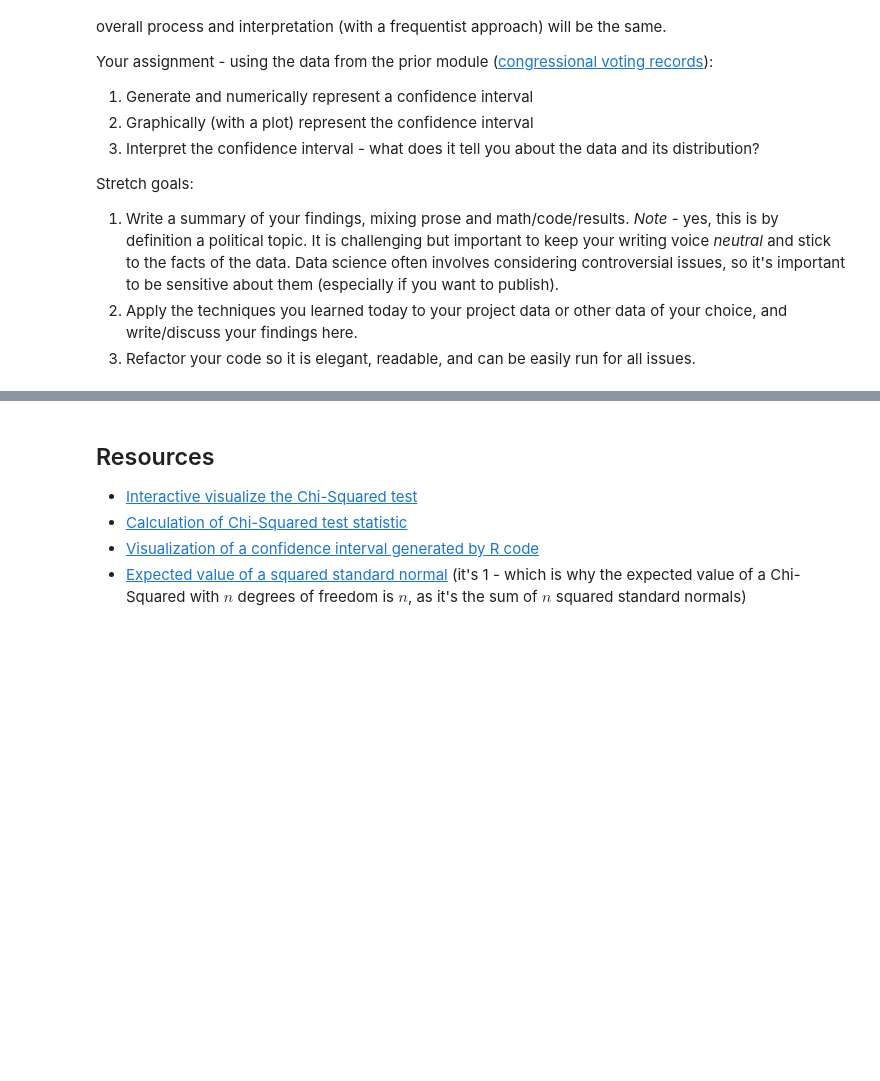
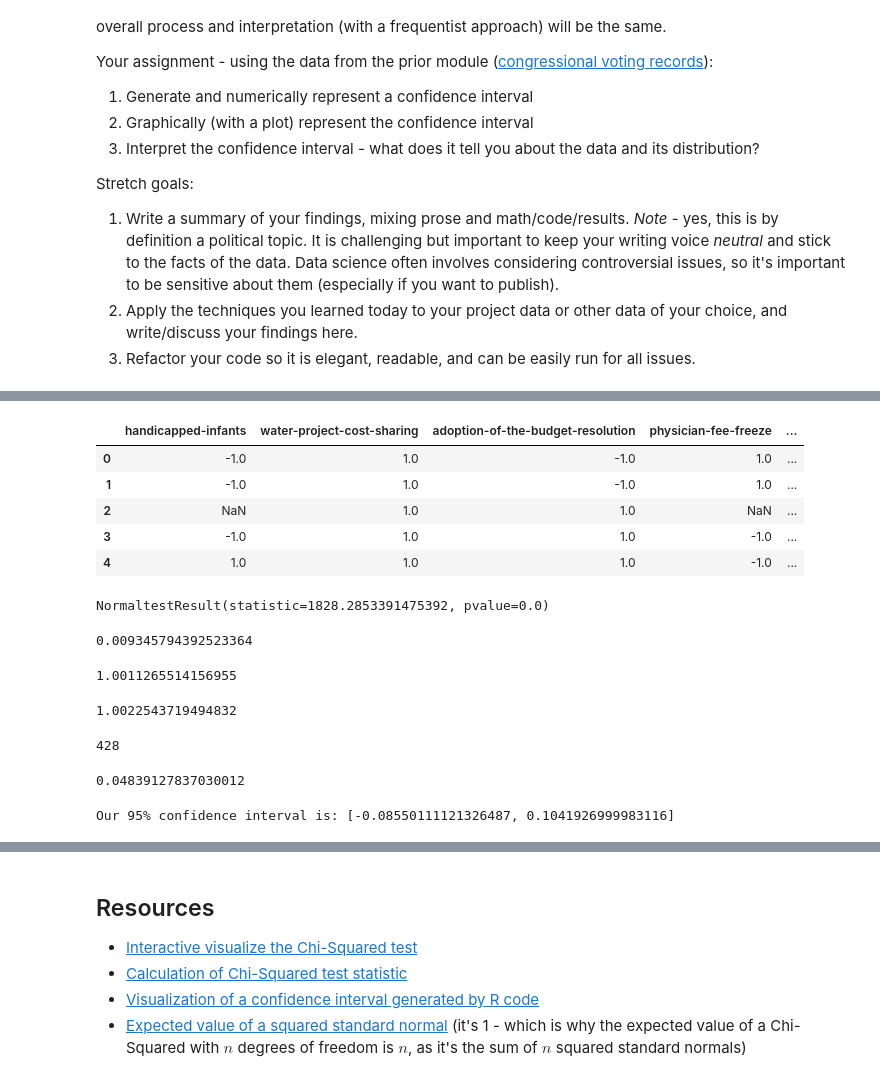
Before and after one commit to bloominstituteoftechnology/DS-Unit-1-Sprint-3-Statistical-Tests-and-Experiments, a Jupyter notebook: module2-sampling-confidence-intervals-and-hypothesis-testing/LS_DS_132_Sampling_Confidence_Intervals_and_Hypothesis_Testing.ipynb, the cells around one changed output, grey strips where cells are left out. Cells and saved outputs as stored; diff of their text form; code cells hidden in the pictures; blank space fills up the shorter version.

```diff
--- a/module2-sampling-confidence-intervals-and-hypothesis-testing/LS_DS_132_Sampling_Confidence_Intervals_and_Hypothesis_Testing.ipynb
+++ b/module2-sampling-confidence-intervals-and-hypothesis-testing/LS_DS_132_Sampling_Confidence_Intervals_and_Hypothesis_Testing.ipynb
@@ -342,0 +364,47 @@ Stretch goals:
+# %%
+df[headers].head()
+# %% [output]
+|  | handicapped-infants | water-project-cost-sharing | adoption-of-the-budget-resolution | physician-fee-freeze | ... |
+| 0 | -1.0 | 1.0 | -1.0 | 1.0 | ... |
+| 1 | -1.0 | 1.0 | -1.0 | 1.0 | ... |
+| 2 | NaN | 1.0 | 1.0 | NaN | ... |
+| 3 | -1.0 | 1.0 | 1.0 | -1.0 | ... |
+| 4 | 1.0 | 1.0 | 1.0 | -1.0 | ... |
+# %%
+stats.normaltest(df['immigration'], nan_policy='omit')
+# %% [output]
+NormaltestResult(statistic=1828.2853391475392, pvalue=0.0)
+# %%
+# Nope not normal(ish)
+# So we have to create the confidence interval
+# Let's go with mean as our sample statistic and immigration as our parameter
+# First mean
+mu = df['immigration'].mean()
+mu
+# %% [output]
+0.009345794392523364
+# %%
+# Next, Std dev.
+sdev = np.std(df['immigration'], ddof=1)
+sdev
+# %% [output]
+1.0011265514156955
+# %%
+# We'll also need the variance for plotting
+var = np.var(df['immigration'], ddof=1)
+var
+# %% [output]
+1.0022543719494832
+# %%
+# We'll need our sample size
+# Remember to drop the NaN values since we're omitting them everywhere else
+n = len(df['immigration'].dropna())
+n
+# %% [output]
+428
+# %%
+# We'll work out standard error for convenience
+serr = sdev/np.sqrt(n)
+serr
+# %% [output]
+0.04839127837030012
@@ -342,0 +414,8 @@ Stretch goals:
+# %%
+# We can now calculate our lower and upper bounds for the confidence interval
+lwrbnd = mu - (z95pct*serr)
+uprbnd = mu + (z95pct*serr)
+conf_int = [lwrbnd, uprbnd]
+print("Our 95% confidence interval is:", conf_int)
+# %% [output]
+Our 95% confidence interval is: [-0.08550111121326487, 0.1041926999983116]
```
Also changed, not shown: parts of 14 cells of this notebook.
